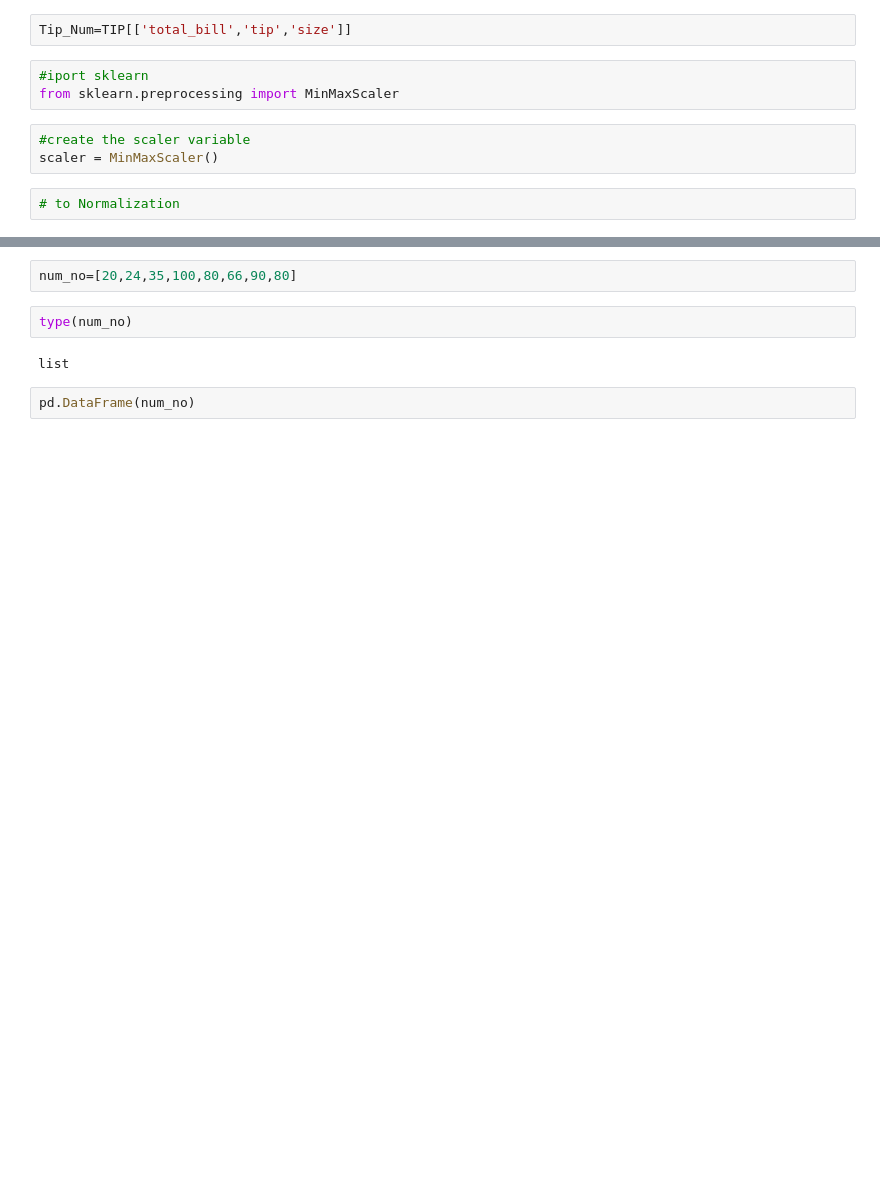
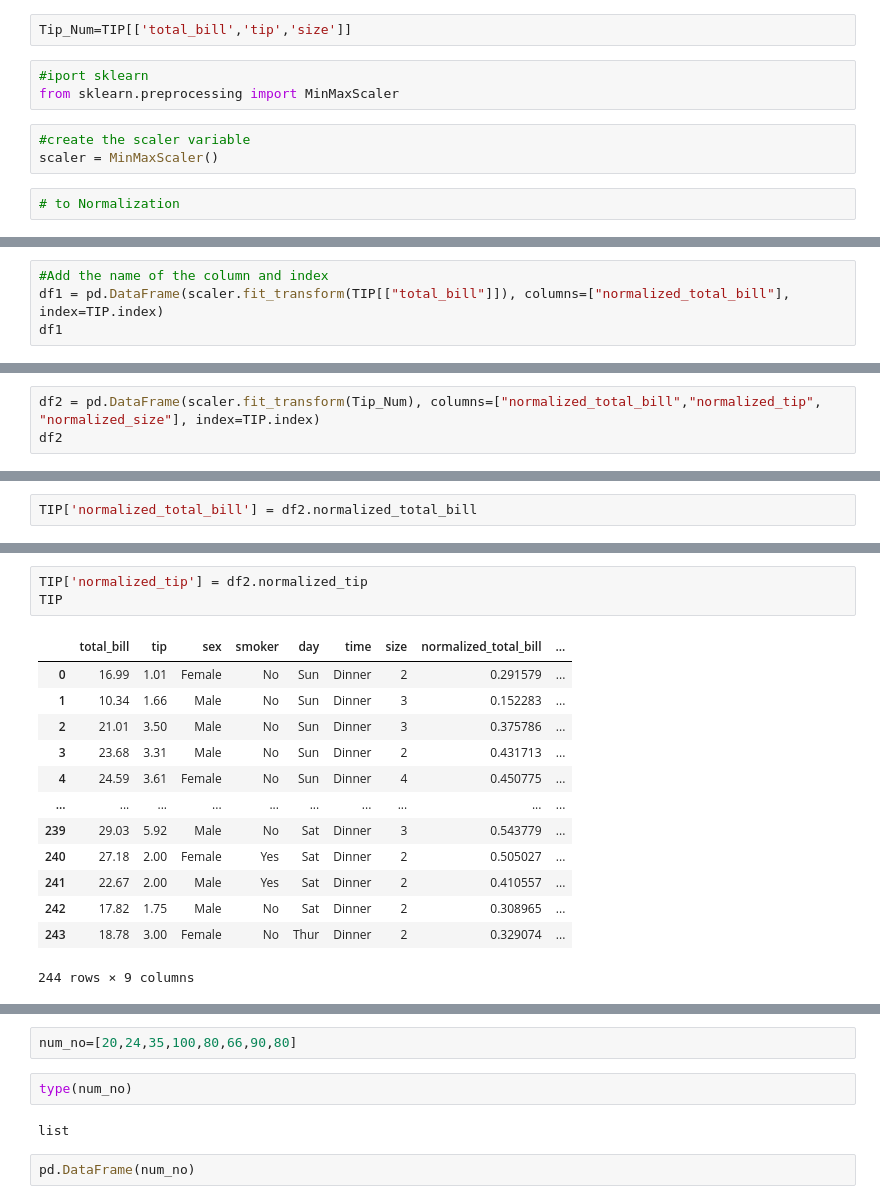
Before and after one commit to Olahubert/ML-Foundation, a Jupyter notebook: ML Normalization and Standardization.ipynb, the cells around one changed output, grey strips where cells are left out. Cells and saved outputs as stored; diff of their text form; blank space fills up the shorter version.

```diff
--- a/ML Normalization and Standardization.ipynb
+++ b/ML Normalization and Standardization.ipynb
@@ -63,3 +63,7 @@ df1
 | 242 | 0.308965 |
 | 243 | 0.329074 |
 244 rows × 1 columns
+# %%
+#Add the name of the column and index
+df1 = pd.DataFrame(scaler.fit_transform(TIP[["total_bill"]]), columns=["normalized_total_bill"], index=TIP.index)
+df1
@@ -65,0 +86,3 @@ df1
+# %%
+df2 = pd.DataFrame(scaler.fit_transform(Tip_Num), columns=["normalized_total_bill","normalized_tip", "normalized_size"], index=TIP.index)
+df2
@@ -65,0 +105,2 @@ df1
+# %%
+TIP['normalized_total_bill'] = df2.normalized_total_bill
@@ -65,0 +123,17 @@ df1
+# %%
+TIP['normalized_tip'] = df2.normalized_tip
+TIP
+# %% [output]
+|  | total_bill | tip | sex | smoker | day | time | size | normalized_total_bill | ... |
+| 0 | 16.99 | 1.01 | Female | No | Sun | Dinner | 2 | 0.291579 | ... |
+| 1 | 10.34 | 1.66 | Male | No | Sun | Dinner | 3 | 0.152283 | ... |
+| 2 | 21.01 | 3.50 | Male | No | Sun | Dinner | 3 | 0.375786 | ... |
+| 3 | 23.68 | 3.31 | Male | No | Sun | Dinner | 2 | 0.431713 | ... |
+| 4 | 24.59 | 3.61 | Female | No | Sun | Dinner | 4 | 0.450775 | ... |
+| ... | ... | ... | ... | ... | ... | ... | ... | ... | ... |
+| 239 | 29.03 | 5.92 | Male | No | Sat | Dinner | 3 | 0.543779 | ... |
+| 240 | 27.18 | 2.00 | Female | Yes | Sat | Dinner | 2 | 0.505027 | ... |
+| 241 | 22.67 | 2.00 | Male | Yes | Sat | Dinner | 2 | 0.410557 | ... |
+| 242 | 17.82 | 1.75 | Male | No | Sat | Dinner | 2 | 0.308965 | ... |
+| 243 | 18.78 | 3.00 | Female | No | Thur | Dinner | 2 | 0.329074 | ... |
+244 rows × 9 columns
```
Also changed, not shown: parts of 21 cells of this notebook, 1 other file.
